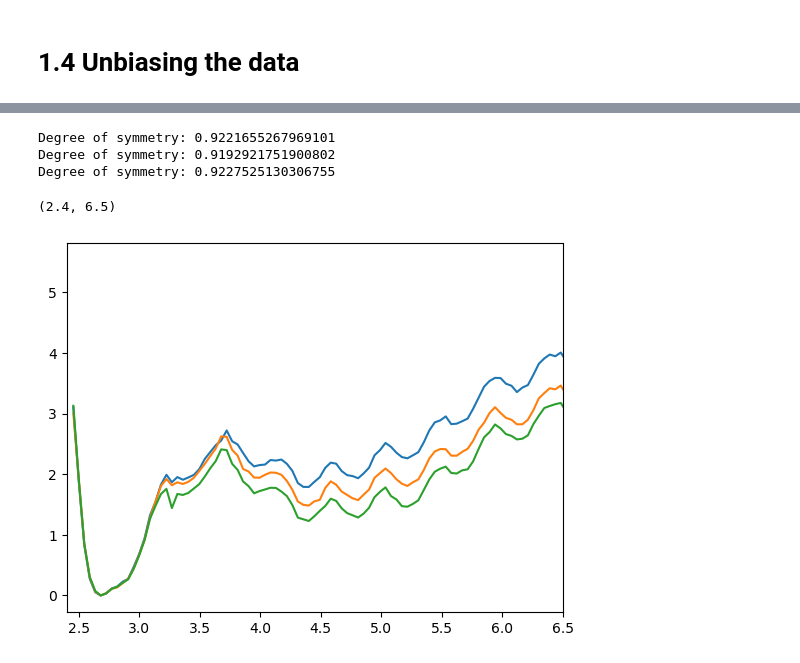
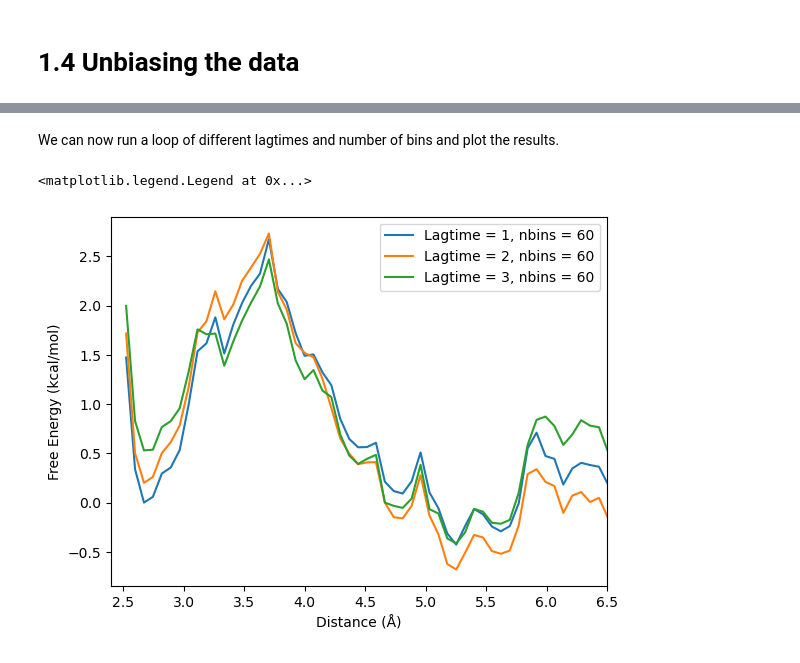
Before and after one commit to rostaresearch/enhanced-sampling-workshop-2022, a Jupyter notebook: Day1/1.Umbrella_Sampling_NaCl/NaCl_Umbrella_Sampling.ipynb, the cells around one changed output, grey strips where cells are left out. Drawn from its saved outputs; the diff is of its cells as text; code cells hidden in the pictures.

```diff
--- a/Day1/1.Umbrella_Sampling_NaCl/NaCl_Umbrella_Sampling.ipynb
+++ b/Day1/1.Umbrella_Sampling_NaCl/NaCl_Umbrella_Sampling.ipynb
@@ -151,14 +142,16 @@ Now we set up all simulation-related parameters to ready up the context for our
 # %%
 #### setup an OpenMM context
 
-T = 298.15  ## temperature
-fricCoef = 10 ## friction coefficient
-stepsize = 2  ## integration step size
+T = 298.15      # temperature in K
+fricCoef = 10   # friction coefficient in 1/ps
+stepsize = 2    # integration step size in fs
+dcdfreq = 100   # save coordinates at every 100 step
+steps = 100000  # total steps
 
 integrator = omm.LangevinIntegrator(T*unit.kelvin, #Desired Integrator
                                     fricCoef/unit.picoseconds,
                                     stepsize*unit.femtoseconds)
 ## construct an OpenMM context
-context = omm.Context(system, integrator, platform)
+context = omm.Context(system, integrator)   # you may pass platform as a third positional argument
 # %% [markdown]
 ### Placing the umbrellas
@@ -297,13 +274,15 @@ topology = mdtraj.load_psf('toppar/step3_input.psf')
 #Depending on the number of umbrellas we used we will have the same trajectories
 all_dists = []
 for window in range(M):
-    #traj = mdtraj.load_dcd(f"trajectories/traj_{window+1}_US_test.dcd", topology)
-    traj = mdtraj.load_dcd(f"trajectories/long_traj/traj_win{window+1}_US.dcd", topology) #WARNING! Uncomment in case you could not run the umbrellas
-    dist = mdtraj.compute_distances(traj, [[0, 1]]) #Calculate distance
-    np.savetxt(f"output_files/dist_win_{window+1}.csv", dist, fmt = "%.5f", delimiter = ",") # Save them for later analysis
-    all_dists.append(dist.T[0]) #Append to the list
+    try:
+        traj = mdtraj.load_dcd(f"trajectories/traj_{window+1}_US_test.dcd", topology)
+    except OSError:
+        traj = mdtraj.load_dcd(f"trajectories/long_traj/traj_win{window+1}_US.dcd", topology)
+    dist = mdtraj.compute_distances(traj, [[0, 1]]) # Calculate distance
+    np.savetxt(f"output_files/dist_win_{window+1}.csv", dist, fmt = "%.5f", delimiter = ",")    # Save them for later analysis
+    all_dists.append(dist.T[0])     # Append to the list
 
-all_dists = np.array(all_dists)*10 #We multiply by 10 so it's in Angstroms when we plot them
+all_dists = np.array(all_dists) * 10    # We multiply by 10 so it's in Angstroms when we plot them
 # %% [markdown]
 After calculating the distances, we'll make a few checks to see if the sampled datapoints are correct and if they sample the space.
 # %%
@@ -393,26 +384,22 @@ from src.dham import DHAM
-# %%
-d = DHAM()
-d.data = dist
-d.KbT = 0.001987204259 * T
-d.k_val = np.ones(dist.shape[0]) * K / 418.4    # conversion kJ/(molnm^2) -> kcal/(molA^2)
-d.constr_val = umbrella_centers * 10
+# %% [markdown]
+We can now run a loop of different lagtimes and number of bins and plot the results.
 # %%
 results = []
+labels = []
 for l in [1, 2, 3]:
-    for n in [100]:
+    for n in [60]:
         d.lagtime = l
         d.numbins = n
         results.append(d.run(biased=True, plot=False))
+        labels.append("Lagtime = {0:d}, nbins = {1:d}".format(l, n))
-# %% [output]
-Degree of symmetry: 0.9221655267969101
-Degree of symmetry: 0.9192921751900802
-Degree of symmetry: 0.9227525130306755
 # %%
 f, a = plt.subplots()
-for r in results:
-    a.plot(r[0], r[1], label="bin={:d}".format(len(r[0])))
+for i in range(len(results)):
+    a.plot(results[i][0], results[i][1], label=labels[i])
 plt.xlim(2.4, 6.5)
-# plt.legend()
+plt.ylabel("Free Energy (kcal/mol)")
+plt.xlabel("Distance (Å)")
+plt.legend()
 # %% [output]
-(2.4, 6.5)
+<matplotlib.legend.Legend at 0x...>
-[figure, old version]
+[figure, new version]
```
Also changed, not shown: parts of 49 cells of this notebook, 2 other files.
